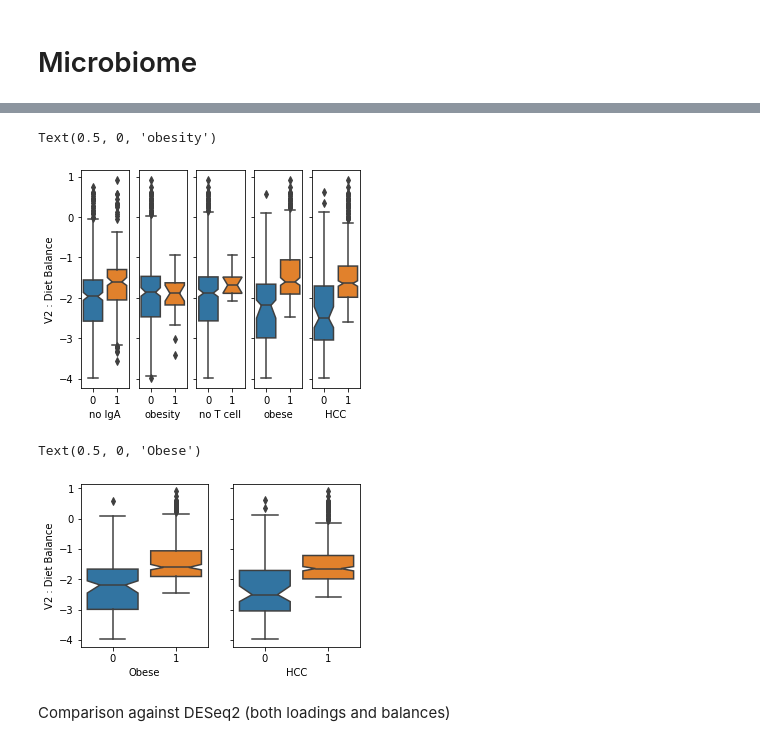
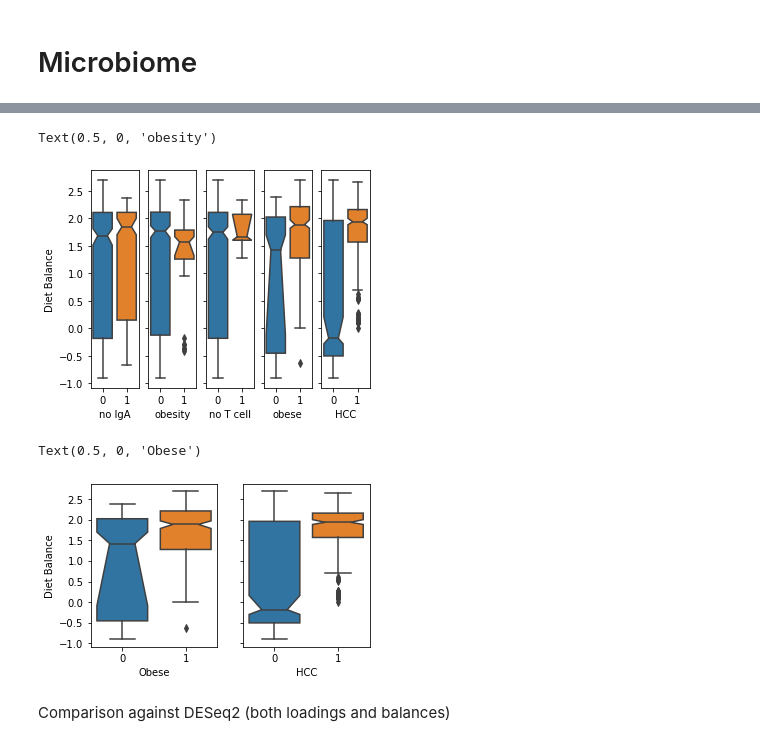
Before and after one commit to mortonjt/iv-analysis, a Jupyter notebook: ipynb/Figure3.ipynb, the cells around one changed output, grey strips where cells are left out. Saved outputs shown, nothing was run; the diff lists cells and outputs as text; code cells hidden in the pictures.

Commit message:
minor updates to figures

```diff
--- a/ipynb/Figure3.ipynb
+++ b/ipynb/Figure3.ipynb
@@ -10,6 +11,8 @@ import matplotlib.pyplot as plt
 instruments = pd.read_table('../data/instrument.txt', index_col=0)
 phenotype = pd.read_table('../data/phenotype.txt', index_col=0)
 # %%
+table = biom.load_table('../data/hcc-data/46119_otu_table.biom').to_dataframe().T
+
 confounder = pd.read_csv('../data/cleaned-data/microbiome_confounder.csv', index_col=0)
 family = pd.read_csv('../data/cleaned-data/microbiome_family.csv', index_col=0)
 instrument = pd.read_csv('../data/cleaned-data/microbiome_instrume.csv', index_col=0)
@@ -18,5 +21,9 @@ outcome = pd.read_csv('../data/cleaned-data/microbiome_outcome.csv', index_col=0
 outcome.index = family.index # fingers crossed!
 instrument.index = family.index
 confounder.index = family.index
+table = table.loc[family.index]
+
+# read in loadings from IV analysis
+microbeV = pd.read_excel('../application/HCC/microbiome_analysis.xlsx',
+                         sheet_name='Figure V', index_col=0)
+microbeV.index = list(map(str, microbeV.index))
-# %%
-microbeV = pd.read_excel('../results/microbiome_analysis_family.xlsx', sheet_name='Figure V', index_col=0)
@@ -31,8 +32,12 @@ Text(0.5, 1.0, 'V2 : Dietary Instrumental Variable')
 # %%
-denom = microbe_v2_ranks.loc[microbe_v2_ranks < 0].index
-num = microbe_v2_ranks.loc[microbe_v2_ranks > 0].index
-v2 = pd.DataFrame({'v2_balance' : np.log(family[num] + 1).mean(axis=1) - np.log(family[denom] + 1).mean(axis=1)})
+microbe_ranks = microbeV['V1'].sort_values()
+denom = microbe_ranks.loc[microbe_ranks < 0].index
+num = microbe_ranks.loc[microbe_ranks > 0].index
+
+balance = pd.DataFrame({
+    'balance' : np.log(table[num] + 1).mean(axis=1) - np.log(table[denom] + 1).mean(axis=1)
+})
+
+microbe_md = pd.merge(outcome, balance, left_index=True, right_index=True)
+microbe_md = pd.merge(microbe_md, confounder, left_index=True, right_index=True)
+microbe_md = pd.merge(microbe_md, instruments, left_index=True, right_index=True)
-# %%
-microbe_md = pd.merge(outcome, v2, left_index=True, right_index=True)
-microbe_md = pd.merge(microbe_md, confounder, left_index=True, right_index=True)
-microbe_md = pd.merge(microbe_md, instruments, left_index=True, right_index=True)
@@ -69,30 +44,30 @@ microbe_md
 # %%
 fig, ax = plt.subplots(1, 5, sharey=True, figsize=(5, 4))
 
-sns.boxplot(data=microbe_md, y='v2_balance', x='no IgA', notch=True, ax=ax[0], bootstrap=1000)
-sns.boxplot(data=microbe_md, y='v2_balance', x='no B cell', notch=True, ax=ax[1], bootstrap=1000)
-sns.boxplot(data=microbe_md, y='v2_balance', x='no T cell', notch=True, ax=ax[2], bootstrap=1000)
-sns.boxplot(data=microbe_md, y='v2_balance', x='obese', notch=True, ax=ax[3], bootstrap=1000)
-sns.boxplot(data=microbe_md, y='v2_balance', x='HCC', notch=True, ax=ax[4], bootstrap=1000)
+sns.boxplot(data=microbe_md, y='balance', x='no IgA', notch=True, ax=ax[0], bootstrap=1000)
+sns.boxplot(data=microbe_md, y='balance', x='no B cell', notch=True, ax=ax[1], bootstrap=1000)
+sns.boxplot(data=microbe_md, y='balance', x='no T cell', notch=True, ax=ax[2], bootstrap=1000)
+sns.boxplot(data=microbe_md, y='balance', x='obese', notch=True, ax=ax[3], bootstrap=1000)
+sns.boxplot(data=microbe_md, y='balance', x='HCC', notch=True, ax=ax[4], bootstrap=1000)
 
-ax[0].set_ylabel('V2 : Diet Balance')
+ax[0].set_ylabel('Diet Balance')
 for i in range(1, 5):
     ax[i].set_ylabel('')
 ax[1].set_xlabel('obesity')
 # %% [output]
 Text(0.5, 0, 'obesity')
-[figure, old version]
+[figure, new version]
 # %%
 fig, ax = plt.subplots(1, 2, sharey=True, figsize=(5, 3))
 
-sns.boxplot(data=microbe_md, y='v2_balance', x='obese', notch=True, ax=ax[0], bootstrap=1000)
-sns.boxplot(data=microbe_md, y='v2_balance', x='HCC', notch=True, ax=ax[1], bootstrap=1000)
+sns.boxplot(data=microbe_md, y='balance', x='obese', notch=True, ax=ax[0], bootstrap=1000)
+sns.boxplot(data=microbe_md, y='balance', x='HCC', notch=True, ax=ax[1], bootstrap=1000)
 
-ax[0].set_ylabel('V2 : Diet Balance')
+ax[0].set_ylabel('Diet Balance')
 ax[1].set_ylabel('')
 ax[0].set_xlabel('Obese')
 # %% [output]
 Text(0.5, 0, 'Obese')
-[figure, old version]
+[figure, new version]
 # %% [markdown]
 Comparison against DESeq2 (both loadings and balances)
```
Also changed, not shown: parts of 24 cells of this notebook.
